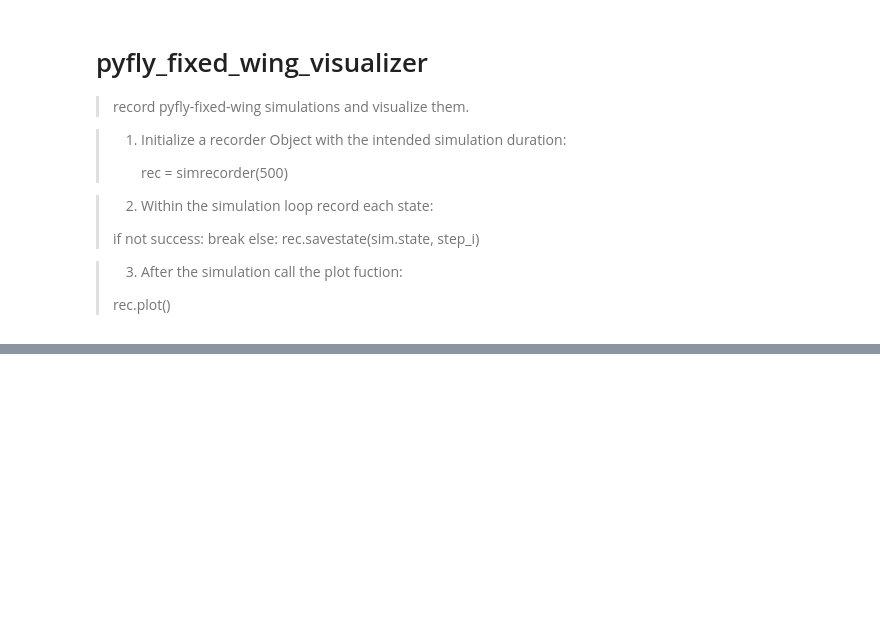
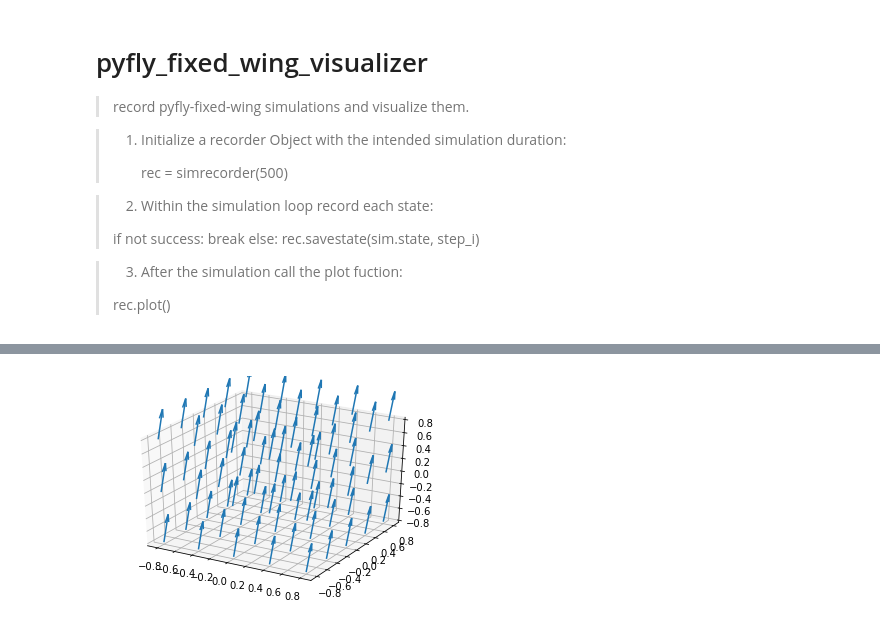
Before and after one commit to MoritzSchueler96/TUM_ADLR_Deep_Reinforcement_Learning, a Jupyter notebook: magpie/libs/pyfly-fixed-wing-visualizer/pyfly_fixed_wing_visualizer.ipynb, the cells around one changed output, grey strips where cells are left out. Saved outputs shown, nothing was run; the diff lists cells and outputs as text; code cells hidden in the pictures; blank space fills up the shorter version.

```diff
--- a/magpie/libs/pyfly-fixed-wing-visualizer/pyfly_fixed_wing_visualizer.ipynb
+++ b/magpie/libs/pyfly-fixed-wing-visualizer/pyfly_fixed_wing_visualizer.ipynb
@@ -362,0 +427,21 @@ rec.plot()
+# %%
+from mpl_toolkits.mplot3d import axes3d
+import matplotlib.pyplot as plt
+import numpy as np
+
+fig = plt.figure()
+ax = fig.gca(projection='3d')
+
+x, y, z = np.meshgrid(np.arange(-0.8, 1, 0.4),
+                      np.arange(-0.8, 1, 0.4),
+                      np.arange(-0.8, 1, 0.8))
+
+u = np.zeros_like(z)
+v = np.ones_like(z)
+w = np.ones_like(z)*4
+
+ax.quiver(x, y, z, u, v, w, length=0.1)
+
+plt.show()
+# %% [output]
+[figure, added]
```
Also changed, not shown: parts of 5 cells of this notebook, 15 other files.
